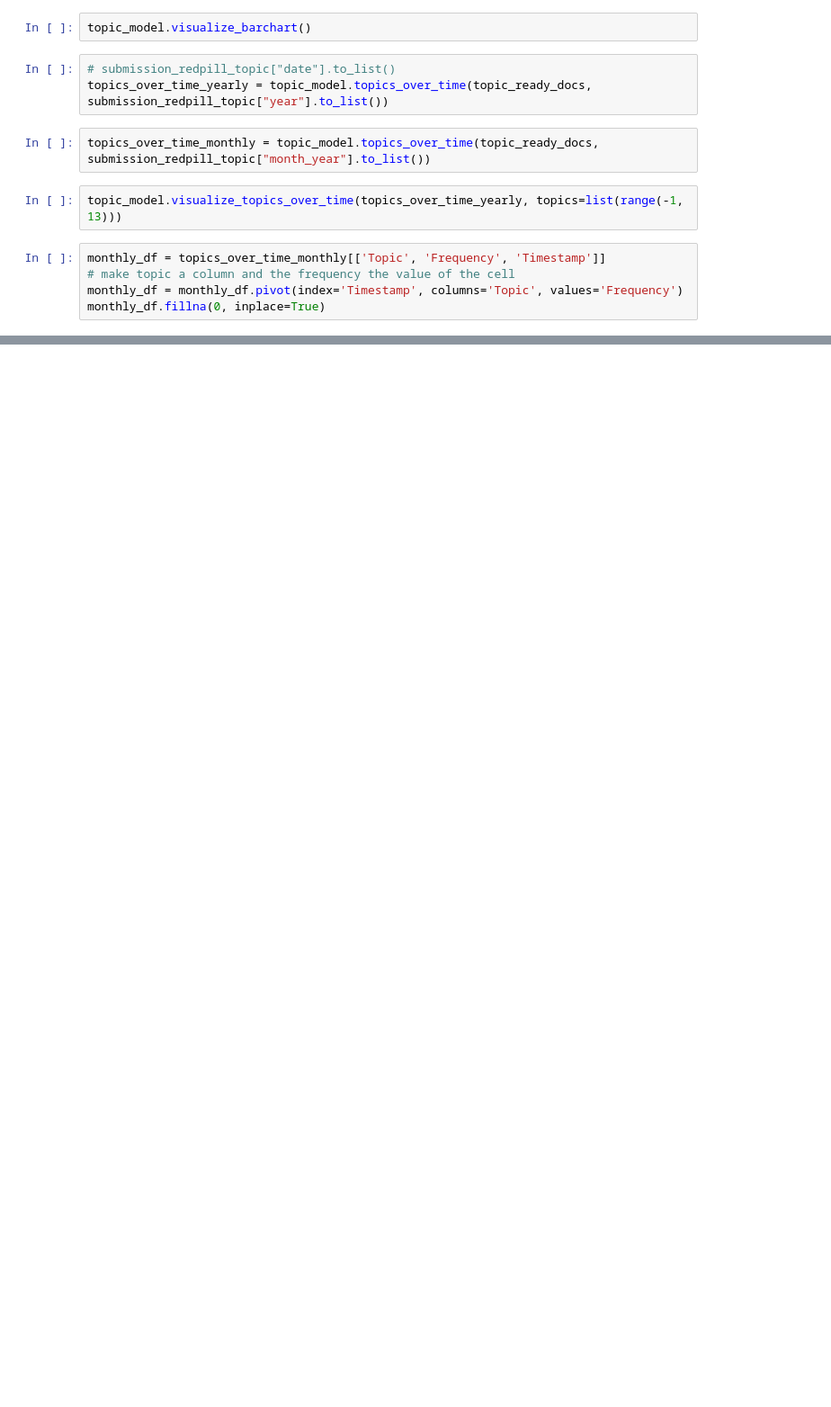
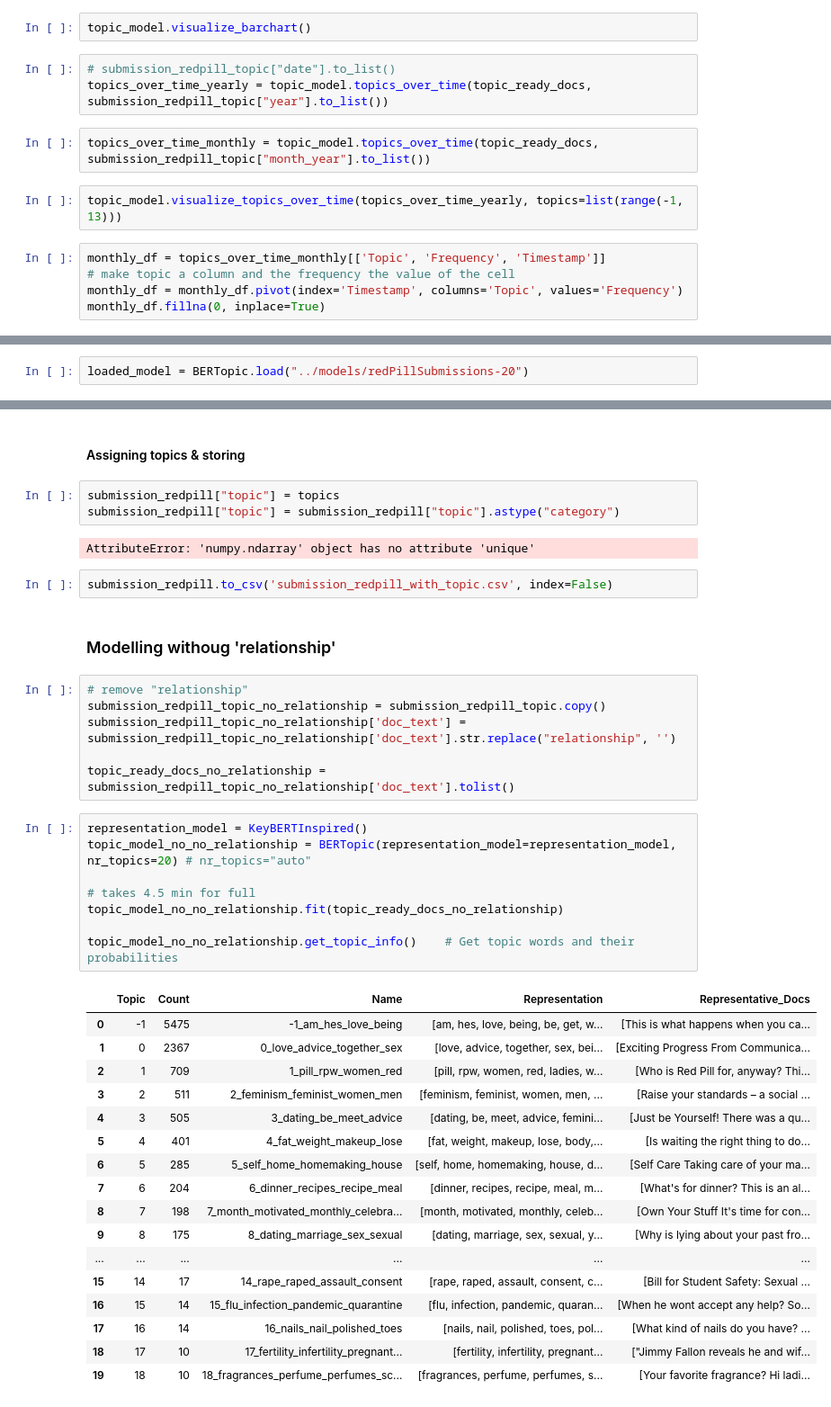
Before and after one commit to MisterXY89/redpillwomen, a Jupyter notebook: src/data_exploration.ipynb, the cells around one changed output, grey strips where cells are left out. Shown: that part at 90% size. Drawn from its saved outputs; the diff is of its cells as text; blank space fills up the shorter version.

```diff
--- a/src/data_exploration.ipynb
+++ b/src/data_exploration.ipynb
@@ -406,0 +442,2 @@ monthly_df.plot(
+# %%
+loaded_model = BERTopic.load("../models/redPillSubmissions-20")
@@ -406,0 +446,43 @@ monthly_df.plot(
+# %% [markdown]
+#### Assigning topics & storing
+# %%
+submission_redpill["topic"] = topics
+submission_redpill["topic"] = submission_redpill["topic"].astype("category")
+# %% [output]
+AttributeError: 'numpy.ndarray' object has no attribute 'unique'
+# %%
+submission_redpill.to_csv('submission_redpill_with_topic.csv', index=False)
+# %% [markdown]
+### Modelling withoug 'relationship'
+# %%
+# remove "relationship"
+submission_redpill_topic_no_relationship = submission_redpill_topic.copy()
+submission_redpill_topic_no_relationship['doc_text'] = submission_redpill_topic_no_relationship['doc_text'].str.replace("relationship", '')
+
+topic_ready_docs_no_relationship = submission_redpill_topic_no_relationship['doc_text'].tolist()
+# %%
+representation_model = KeyBERTInspired()
+topic_model_no_no_relationship = BERTopic(representation_model=representation_model, nr_topics=20) # nr_topics="auto"
+
+# takes 4.5 min for full
+topic_model_no_no_relationship.fit(topic_ready_docs_no_relationship)
+
+topic_model_no_no_relationship.get_topic_info()    # Get topic words and their probabilities
+# %% [output]
+|  | Topic | Count | Name | Representation | Representative_Docs |
+| 0 | -1 | 5475 | -1_am_hes_love_being | [am, hes, love, being, be, get, w... | [This is what happens when you ca... |
+| 1 | 0 | 2367 | 0_love_advice_together_sex | [love, advice, together, sex, bei... | [Exciting Progress From Communica... |
+| 2 | 1 | 709 | 1_pill_rpw_women_red | [pill, rpw, women, red, ladies, w... | [Who is Red Pill for, anyway? Thi... |
+| 3 | 2 | 511 | 2_feminism_feminist_women_men | [feminism, feminist, women, men, ... | [Raise your standards – a social ... |
+| 4 | 3 | 505 | 3_dating_be_meet_advice | [dating, be, meet, advice, femini... | [Just be Yourself! There was a qu... |
+| 5 | 4 | 401 | 4_fat_weight_makeup_lose | [fat, weight, makeup, lose, body,... | [Is waiting the right thing to do... |
+| 6 | 5 | 285 | 5_self_home_homemaking_house | [self, home, homemaking, house, d... | [Self Care Taking care of your ma... |
+| 7 | 6 | 204 | 6_dinner_recipes_recipe_meal | [dinner, recipes, recipe, meal, m... | [What's for dinner? This is an al... |
+| 8 | 7 | 198 | 7_month_motivated_monthly_celebra... | [month, motivated, monthly, celeb... | [Own Your Stuff It's time for con... |
+| 9 | 8 | 175 | 8_dating_marriage_sex_sexual | [dating, marriage, sex, sexual, y... | [Why is lying about your past fro... |
+| ... | ... | ... | ... | ... | ... |
+| 15 | 14 | 17 | 14_rape_raped_assault_consent | [rape, raped, assault, consent, c... | [Bill for Student Safety: Sexual ... |
+| 16 | 15 | 14 | 15_flu_infection_pandemic_quarantine | [flu, infection, pandemic, quaran... | [When he wont accept any help? So... |
+| 17 | 16 | 14 | 16_nails_nail_polished_toes | [nails, nail, polished, toes, pol... | [What kind of nails do you have? ... |
+| 18 | 17 | 10 | 17_fertility_infertility_pregnant... | [fertility, infertility, pregnant... | ["Jimmy Fallon reveals he and wif... |
+| 19 | 18 | 10 | 18_fragrances_perfume_perfumes_sc... | [fragrances, perfume, perfumes, s... | [Your favorite fragrance? Hi ladi... |
```
Also changed, not shown: parts of 16 cells of this notebook, 11 other files.
